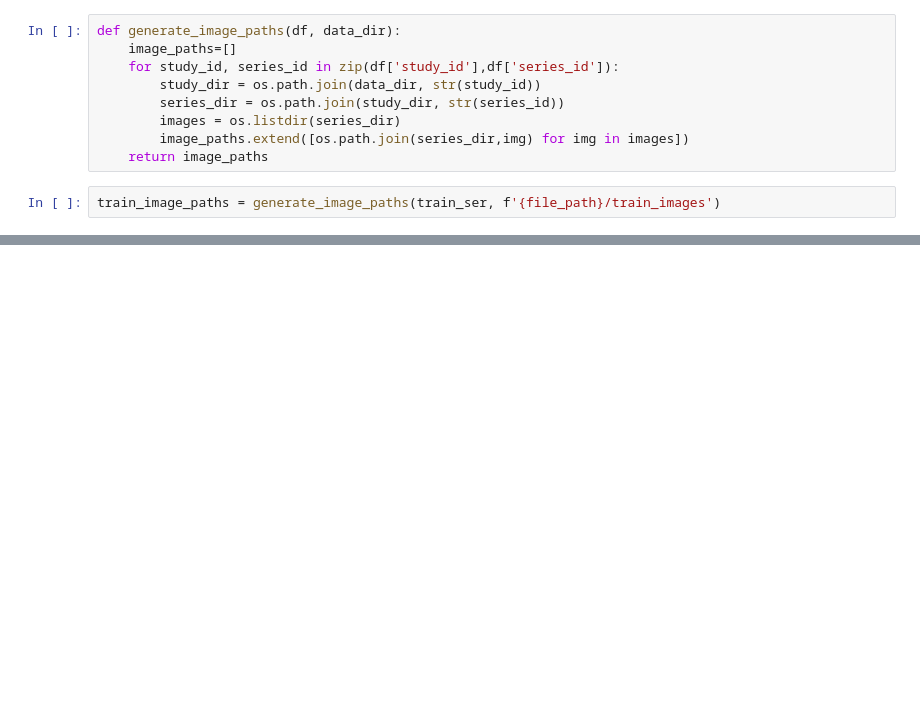
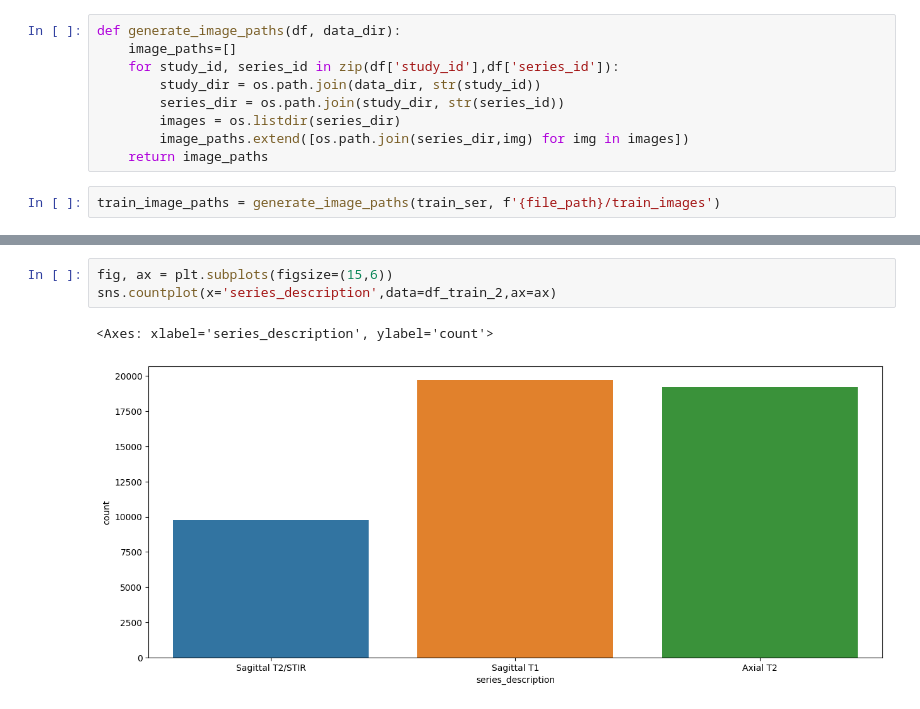
Before and after one commit to Arghya123r/Ml_codes, a Jupyter notebook: lumbar-spine-degen.ipynb, the cells around one changed output, grey strips where cells are left out. Cells and saved outputs as stored; diff of their text form; blank space fills up the shorter version.

```diff
--- a/lumbar-spine-degen.ipynb
+++ b/lumbar-spine-degen.ipynb
@@ -131,0 +125,6 @@ image =
+# %%
+fig, ax = plt.subplots(figsize=(15,6))
+sns.countplot(x='series_description',data=df_train_2,ax=ax)
+# %% [output]
+<Axes: xlabel='series_description', ylabel='count'>
+[figure, added]
```
Also changed, not shown: parts of 8 cells of this notebook.
